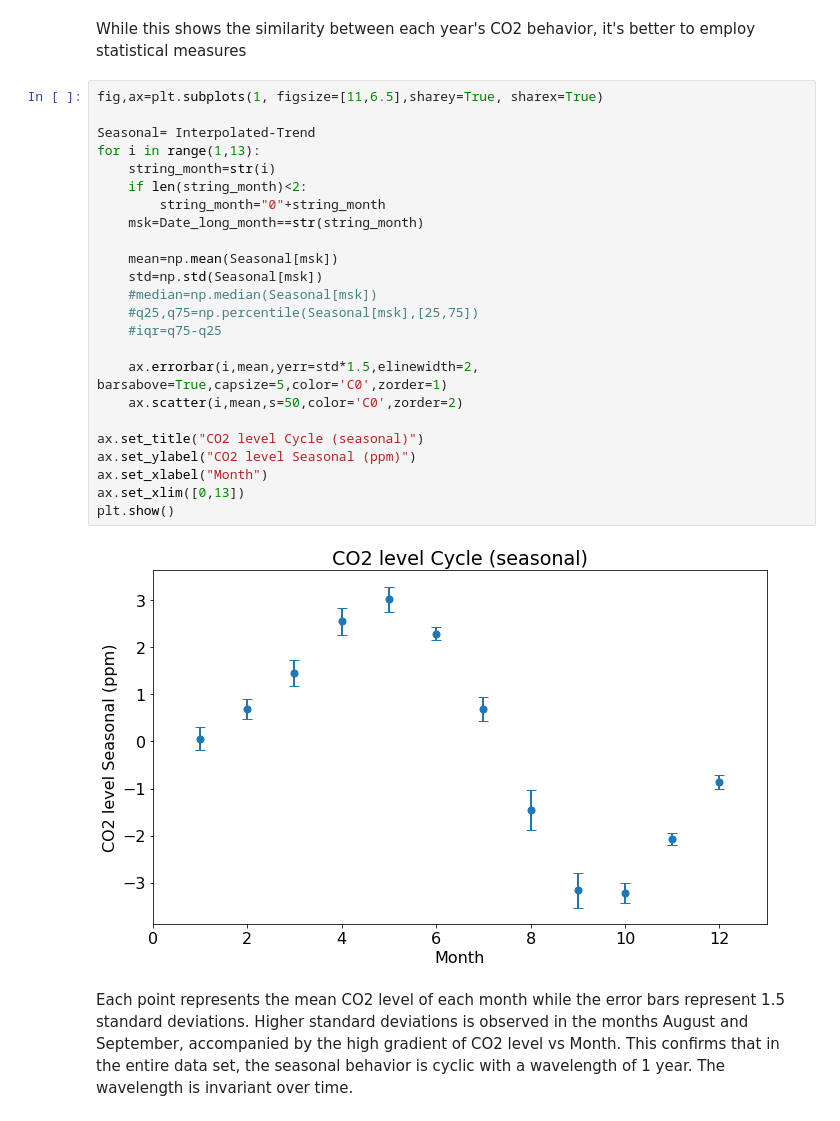
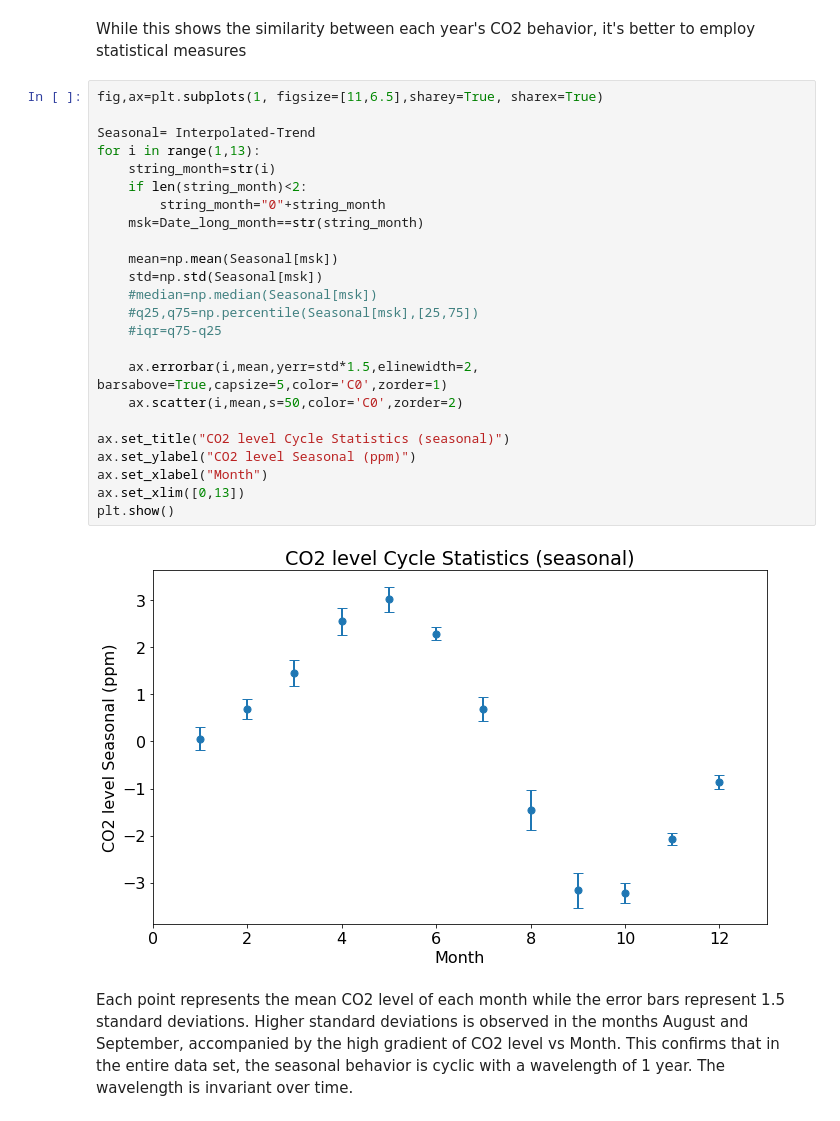
Before and after one commit to Davidnh8/CO2_Analysis, a Jupyter notebook: Atmospheric Carbon Dioxide Data Analysis.ipynb, the cells around one changed output. Drawn from its saved outputs; the diff is of its cells as text.

```diff
--- a/Atmospheric Carbon Dioxide Data Analysis.ipynb
+++ b/Atmospheric Carbon Dioxide Data Analysis.ipynb
@@ -216,29 +216,29 @@ While this shows the similarity between each year's CO2 behavior, it's better to
 # %%
 fig,ax=plt.subplots(1, figsize=[11,6.5],sharey=True, sharex=True)
 
 Seasonal= Interpolated-Trend
 for i in range(1,13):
     string_month=str(i)
     if len(string_month)<2:
         string_month="0"+string_month
     msk=Date_long_month==str(string_month)
 
     mean=np.mean(Seasonal[msk])
     std=np.std(Seasonal[msk])
     #median=np.median(Seasonal[msk])
     #q25,q75=np.percentile(Seasonal[msk],[25,75])
     #iqr=q75-q25
 
     ax.errorbar(i,mean,yerr=std*1.5,elinewidth=2, barsabove=True,capsize=5,color='C0',zorder=1)
     ax.scatter(i,mean,s=50,color='C0',zorder=2)
 
-ax.set_title("CO2 level Cycle (seasonal)")
+ax.set_title("CO2 level Cycle Statistics (seasonal)")
 ax.set_ylabel("CO2 level Seasonal (ppm)")
 ax.set_xlabel("Month")
 ax.set_xlim([0,13])
 plt.show()
 # %% [output]
-[figure, old version]
+[figure, new version]
 # %% [markdown]
 Each point represents the mean CO2 level of each month while the error bars represent 1.5 standard deviations. Higher standard deviations is observed in the months August and September, accompanied by the high gradient of CO2 level vs Month. This confirms that in the entire data set, the seasonal behavior is cyclic with a wavelength of 1 year. The wavelength is invariant over time.
 # %% [markdown]
```
Also changed, not shown: parts of 4 cells of this notebook.
